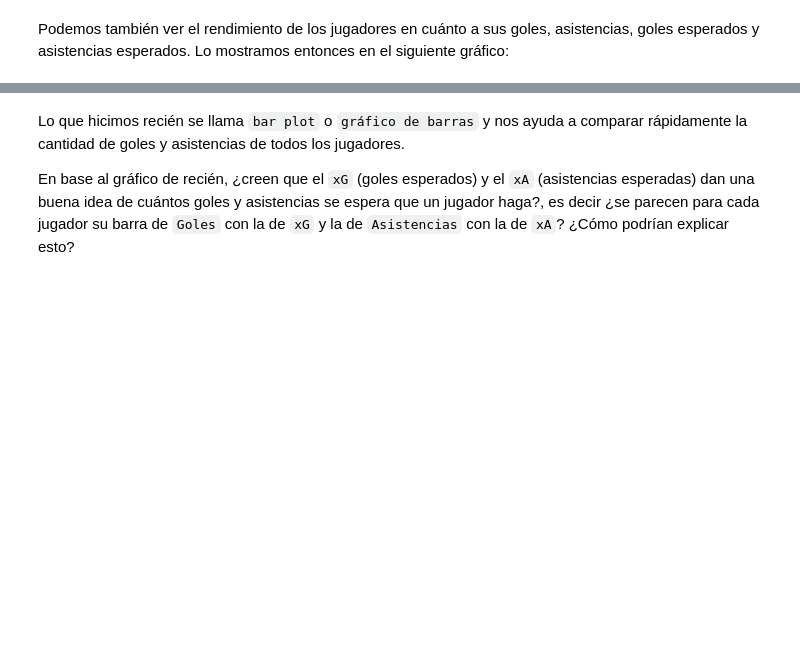
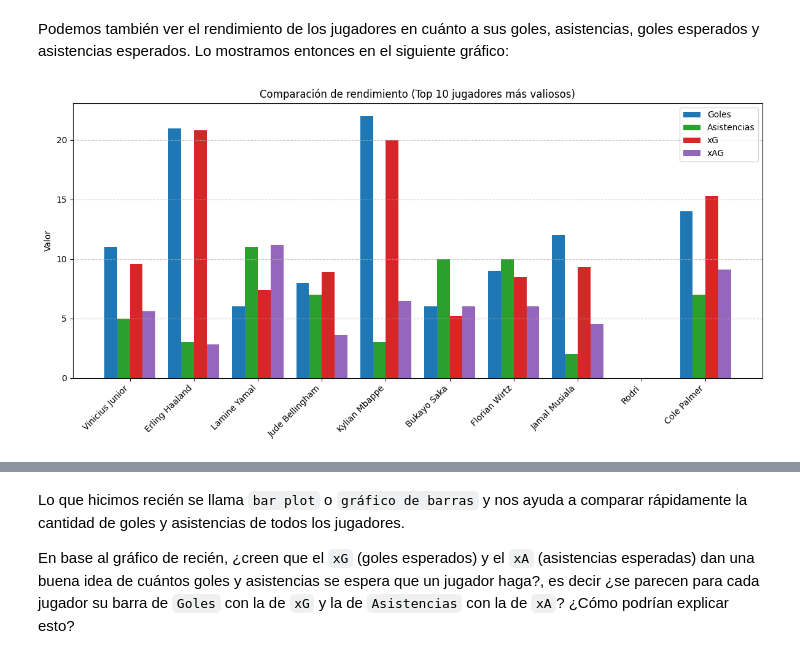
Before and after one commit to faustomartinez/taller-futbol-analytics, a Jupyter notebook: taller.ipynb, the cells around one changed output, grey strips where cells are left out. Drawn from its saved outputs; the diff is of its cells as text; code cells hidden in the pictures; blank space fills up the shorter version.

Commit message:
Corrijo los pip install y la paleta de colores del gráfico

```diff
--- a/taller.ipynb
+++ b/taller.ipynb
@@ -160,35 +195,41 @@ Podemos también ver el rendimiento de los jugadores en cuánto a sus goles, asi
 estadisticas = ['Goles', 'Asistencias', 'xG', 'xAG']
 jugadores_top10 = df.iloc[0:10]
 x = np.arange(len(jugadores_top10))
 bar_width = 0.2
 
 # Elegimos una paleta de colores
-colors = plt.get_cmap("Paired")(np.linspace(0, 1, len(estadisticas)))
-
+colors = [
+    '#1f77b4',  # azul
+    '#2ca02c',  # verde
+    '#d62728',  # rojo oscuro
+    '#9467bd'   # violeta medio
+]
 # Preparamos el gráfico
 fig, ax = plt.subplots(figsize=(12, 6))
 
 # Dibujamos las barras
 for i, (stat, color) in enumerate(zip(estadisticas, colors)):
     ax.bar(
         x + i * bar_width,
         jugadores_top10[stat],
         width=bar_width,
         label=stat,
         color=color
     )
 
 # Etiquetas y estilo
 ax.set_xticks(x + bar_width * (len(estadisticas)-1) / 2)
 ax.set_xticklabels(jugadores_top10["Jugador"], rotation=45, ha='right')
 ax.set_ylabel("Valor")
 ax.set_title("Comparación de rendimiento (Top 10 jugadores más valiosos)")
 ax.legend()
 ax.grid(True, axis='y', linestyle='--', alpha=0.7)
 
 # Mostramos el gráfico
 plt.tight_layout()
 plt.show()
+# %% [output]
+[figure, added]
 # %% [markdown]
 ![caros](images/caros.jpg)
 # %% [markdown]
```
Also changed, not shown: parts of 11 cells of this notebook.
